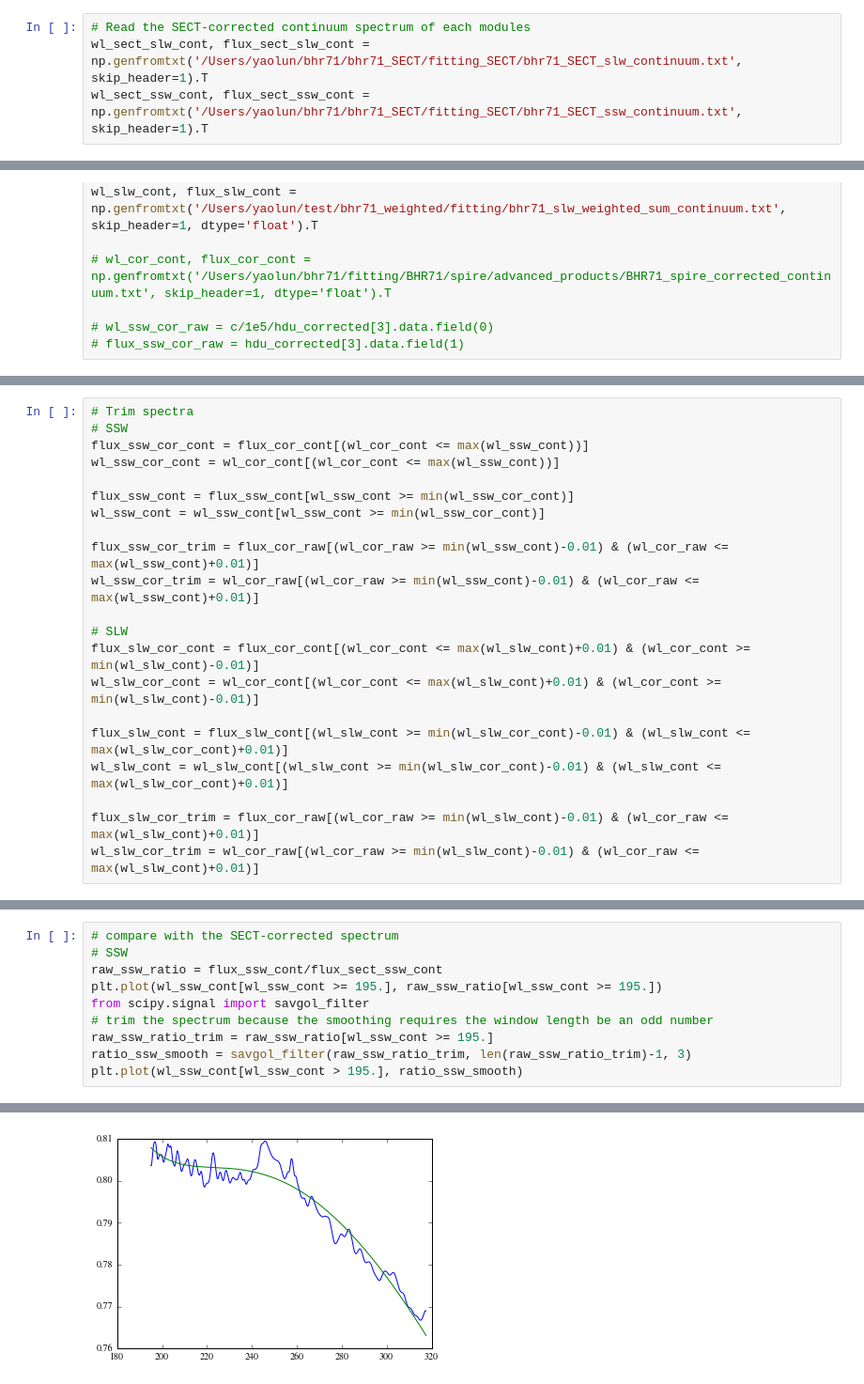
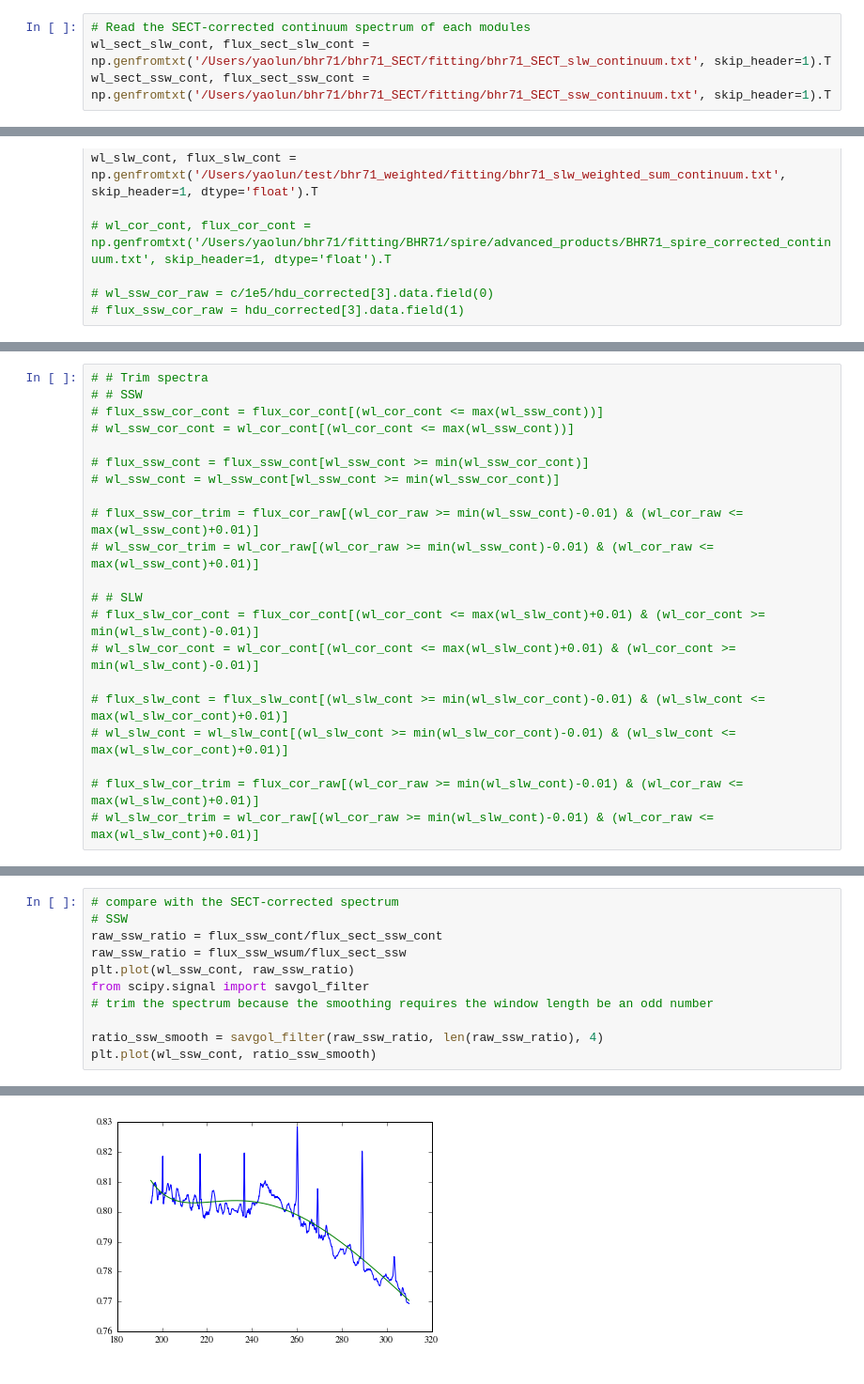
Before and after one commit to yaolun/sa, a Jupyter notebook: spire_products_comparison.ipynb, the cells around one changed output, grey strips where cells are left out. Shown: that part at 94% size. Drawn from its saved outputs; the diff is of its cells as text.

```diff
--- a/spire_products_comparison.ipynb
+++ b/spire_products_comparison.ipynb
@@ -338,8 +362,8 @@ for wave in wl_sect_ssw:
 foo.close()
 # %%
 # Read the SECT-corrected continuum spectrum of each modules
-wl_sect_slw_cont, flux_sect_slw_cont = np.genfromtxt('/Users/yaolun/bhr71/bhr71_SECT/fitting_SECT/bhr71_SECT_slw_continuum.txt', skip_header=1).T
-wl_sect_ssw_cont, flux_sect_ssw_cont = np.genfromtxt('/Users/yaolun/bhr71/bhr71_SECT/fitting_SECT/bhr71_SECT_ssw_continuum.txt', skip_header=1).T
+wl_sect_slw_cont, flux_sect_slw_cont = np.genfromtxt('/Users/yaolun/bhr71/bhr71_SECT/fitting/bhr71_SECT_slw_continuum.txt', skip_header=1).T
+wl_sect_ssw_cont, flux_sect_ssw_cont = np.genfromtxt('/Users/yaolun/bhr71/bhr71_SECT/fitting/bhr71_SECT_ssw_continuum.txt', skip_header=1).T
 # %% [markdown]
 ### Read in the continuum-only spectrum
 # %%
@@ -353,21 +387,21 @@ wl_slw_cont, flux_slw_cont = np.genfromtxt('/Users/yaolun/test/bhr71_weighted/fi
 # %%
-# Trim spectra
-# SSW
-flux_ssw_cor_cont = flux_cor_cont[(wl_cor_cont <= max(wl_ssw_cont))]
-wl_ssw_cor_cont = wl_cor_cont[(wl_cor_cont <= max(wl_ssw_cont))]
+# # Trim spectra
+# # SSW
+# flux_ssw_cor_cont = flux_cor_cont[(wl_cor_cont <= max(wl_ssw_cont))]
+# wl_ssw_cor_cont = wl_cor_cont[(wl_cor_cont <= max(wl_ssw_cont))]
 
-flux_ssw_cont = flux_ssw_cont[wl_ssw_cont >= min(wl_ssw_cor_cont)]
-wl_ssw_cont = wl_ssw_cont[wl_ssw_cont >= min(wl_ssw_cor_cont)]
+# flux_ssw_cont = flux_ssw_cont[wl_ssw_cont >= min(wl_ssw_cor_cont)]
+# wl_ssw_cont = wl_ssw_cont[wl_ssw_cont >= min(wl_ssw_cor_cont)]
 
-flux_ssw_cor_trim = flux_cor_raw[(wl_cor_raw >= min(wl_ssw_cont)-0.01) & (wl_cor_raw <= max(wl_ssw_cont)+0.01)]
-wl_ssw_cor_trim = wl_cor_raw[(wl_cor_raw >= min(wl_ssw_cont)-0.01) & (wl_cor_raw <= max(wl_ssw_cont)+0.01)]
+# flux_ssw_cor_trim = flux_cor_raw[(wl_cor_raw >= min(wl_ssw_cont)-0.01) & (wl_cor_raw <= max(wl_ssw_cont)+0.01)]
+# wl_ssw_cor_trim = wl_cor_raw[(wl_cor_raw >= min(wl_ssw_cont)-0.01) & (wl_cor_raw <= max(wl_ssw_cont)+0.01)]
 
-# SLW
-flux_slw_cor_cont = flux_cor_cont[(wl_cor_cont <= max(wl_slw_cont)+0.01) & (wl_cor_cont >= min(wl_slw_cont)-0.01)]
-wl_slw_cor_cont = wl_cor_cont[(wl_cor_cont <= max(wl_slw_cont)+0.01) & (wl_cor_cont >= min(wl_slw_cont)-0.01)]
+# # SLW
+# flux_slw_cor_cont = flux_cor_cont[(wl_cor_cont <= max(wl_slw_cont)+0.01) & (wl_cor_cont >= min(wl_slw_cont)-0.01)]
+# wl_slw_cor_cont = wl_cor_cont[(wl_cor_cont <= max(wl_slw_cont)+0.01) & (wl_cor_cont >= min(wl_slw_cont)-0.01)]
 
-flux_slw_cont = flux_slw_cont[(wl_slw_cont >= min(wl_slw_cor_cont)-0.01) & (wl_slw_cont <= max(wl_slw_cor_cont)+0.01)]
-wl_slw_cont = wl_slw_cont[(wl_slw_cont >= min(wl_slw_cor_cont)-0.01) & (wl_slw_cont <= max(wl_slw_cor_cont)+0.01)]
+# flux_slw_cont = flux_slw_cont[(wl_slw_cont >= min(wl_slw_cor_cont)-0.01) & (wl_slw_cont <= max(wl_slw_cor_cont)+0.01)]
+# wl_slw_cont = wl_slw_cont[(wl_slw_cont >= min(wl_slw_cor_cont)-0.01) & (wl_slw_cont <= max(wl_slw_cor_cont)+0.01)]
 
-flux_slw_cor_trim = flux_cor_raw[(wl_cor_raw >= min(wl_slw_cont)-0.01) & (wl_cor_raw <= max(wl_slw_cont)+0.01)]
-wl_slw_cor_trim = wl_cor_raw[(wl_cor_raw >= min(wl_slw_cont)-0.01) & (wl_cor_raw <= max(wl_slw_cont)+0.01)]
+# flux_slw_cor_trim = flux_cor_raw[(wl_cor_raw >= min(wl_slw_cont)-0.01) & (wl_cor_raw <= max(wl_slw_cont)+0.01)]
+# wl_slw_cor_trim = wl_cor_raw[(wl_cor_raw >= min(wl_slw_cont)-0.01) & (wl_cor_raw <= max(wl_slw_cont)+0.01)]
@@ -374,16 +416,17 @@ wl_slw_cor_trim = wl_cor_raw[(wl_cor_raw >= min(wl_slw_cont)-0.01) & (wl_cor_raw
 # %%
 # compare with the SECT-corrected spectrum
 # SSW
 raw_ssw_ratio = flux_ssw_cont/flux_sect_ssw_cont
-plt.plot(wl_ssw_cont[wl_ssw_cont >= 195.], raw_ssw_ratio[wl_ssw_cont >= 195.])
+raw_ssw_ratio = flux_ssw_wsum/flux_sect_ssw
+plt.plot(wl_ssw_cont, raw_ssw_ratio)
 from scipy.signal import savgol_filter
 # trim the spectrum because the smoothing requires the window length be an odd number
-raw_ssw_ratio_trim = raw_ssw_ratio[wl_ssw_cont >= 195.]
-ratio_ssw_smooth = savgol_filter(raw_ssw_ratio_trim, len(raw_ssw_ratio_trim)-1, 3)
-plt.plot(wl_ssw_cont[wl_ssw_cont > 195.], ratio_ssw_smooth)
+
+ratio_ssw_smooth = savgol_filter(raw_ssw_ratio, len(raw_ssw_ratio), 4)
+plt.plot(wl_ssw_cont, ratio_ssw_smooth)
 # %% [output]
 [<matplotlib.lines.Line2D at 0x...>]
-[figure, old version]
+[figure, new version]
 # %%
 # compare with the SECT-corrected spectrum
 # SLW
```
Also changed, not shown: parts of 12 cells of this notebook.
